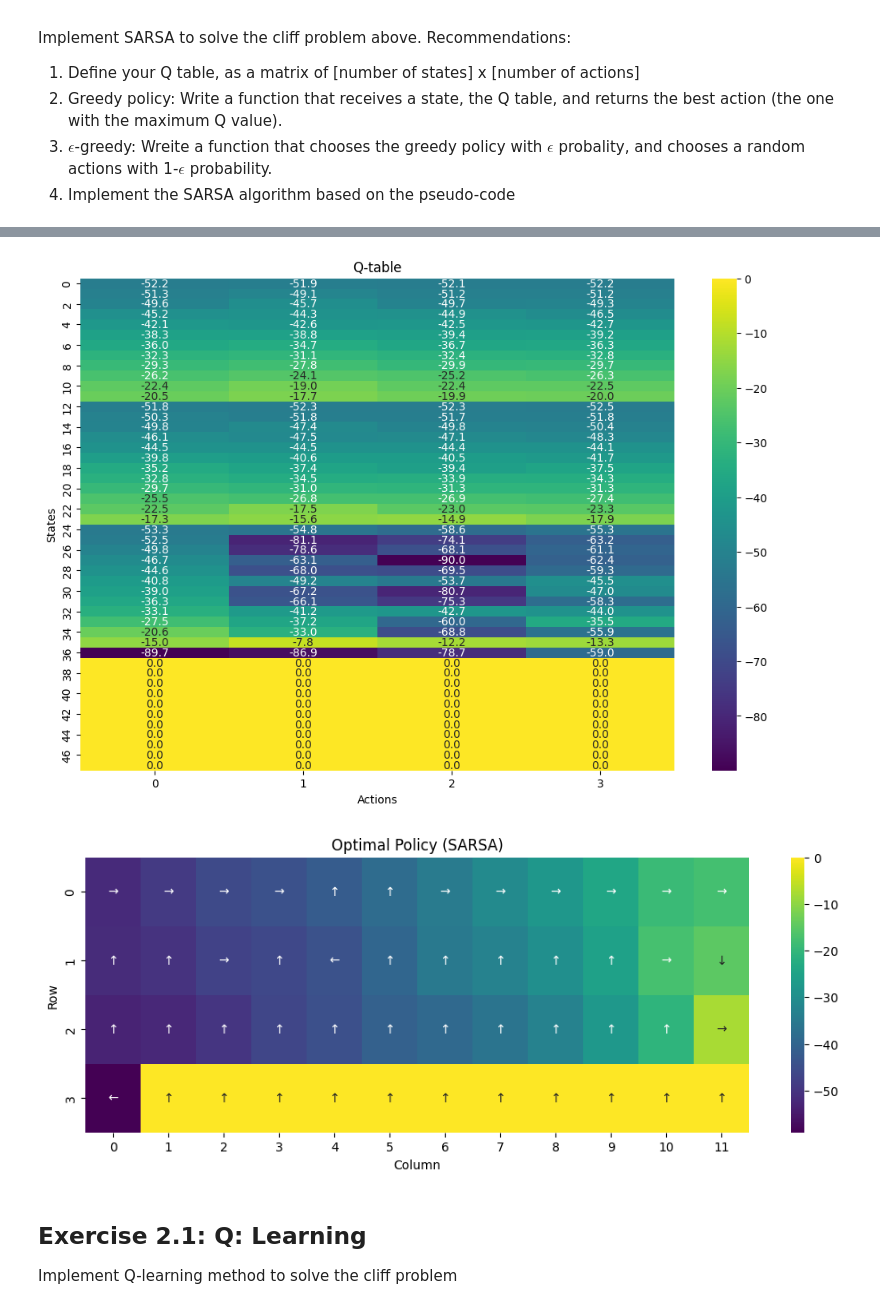
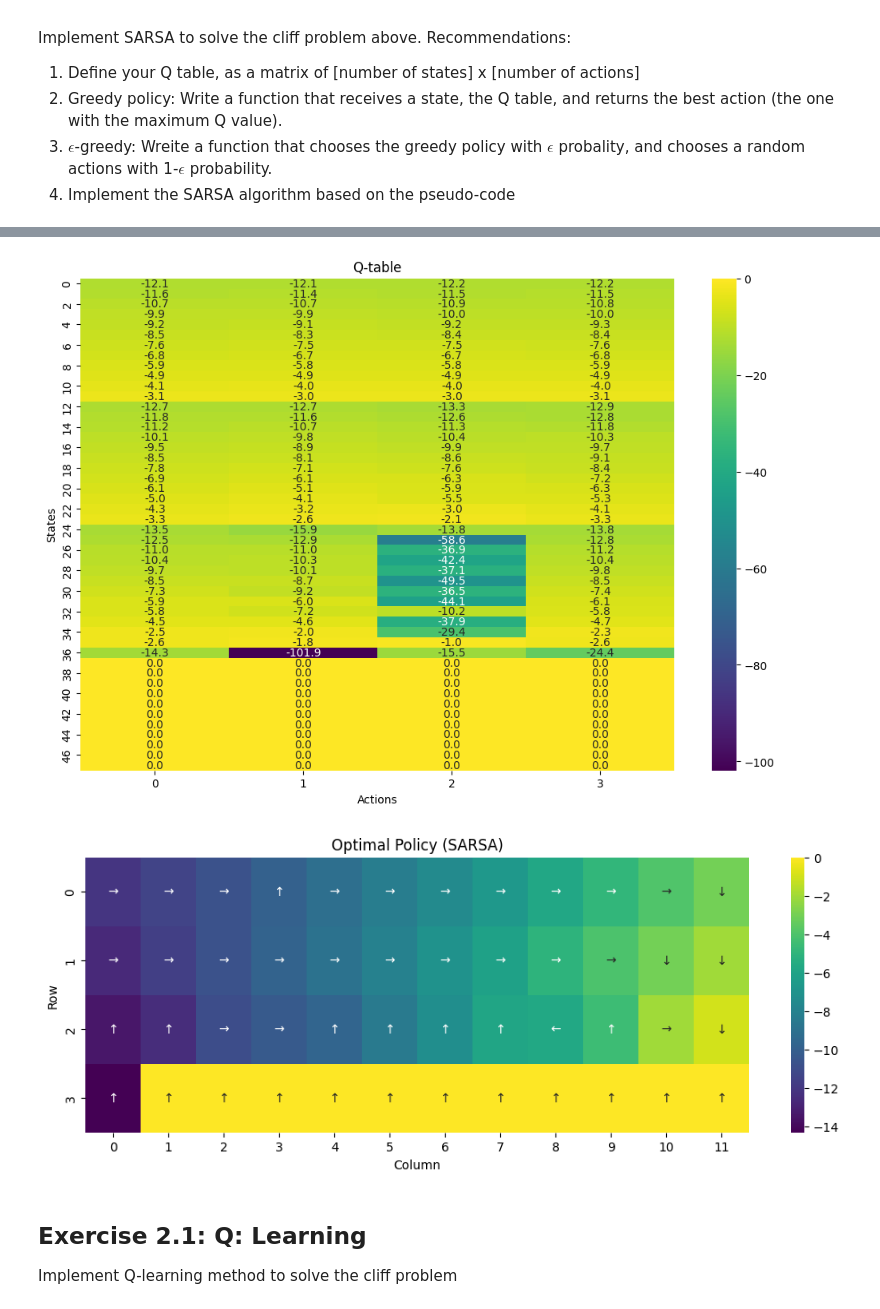
Before and after one commit to Cristian-Cortez/CSE337-labs, a Jupyter notebook: lab3_TD_Learning.ipynb, the cells around one changed output, grey strips where cells are left out. Saved outputs shown, nothing was run; the diff lists cells and outputs as text; code cells hidden in the pictures.

```diff
--- a/lab3_TD_Learning.ipynb
+++ b/lab3_TD_Learning.ipynb
@@ -131,18 +139,18 @@ Episode 1000: total reward = -99
 # %%
 import seaborn as sns
 import matplotlib.pyplot as plt
 
 def plot_Q(Q):
   plt.figure(figsize=(12, 8))
   sns.heatmap(Q, annot=True, fmt=".1f", cmap="viridis")
   plt.xlabel("Actions")
   plt.ylabel("States")
   plt.title("Q-table")
   plt.show()
 
-plot_Q(Q)
+plot_Q(sarsa_Q)
 # %% [output]
-[figure, old version]
+[figure, new version]
 # %%
 def plot_policy(Q, title="SARSA"):
   # Reshape Q table to a 4x12 grid
@@ -164,9 +172,9 @@ def plot_policy(Q, title="SARSA"):
   plt.ylabel("Row")
   plt.title("Optimal Policy (SARSA)")
   plt.show()
-plot_policy(Q)
+plot_policy(sarsa_Q)
 # %% [output]
-[figure, old version]
+[figure, new version]
 # %% [markdown]
 ## Exercise 2.1: Q: Learning
 Implement Q-learning method to solve the cliff problem
```
Also changed, not shown: parts of 8 cells of this notebook.
